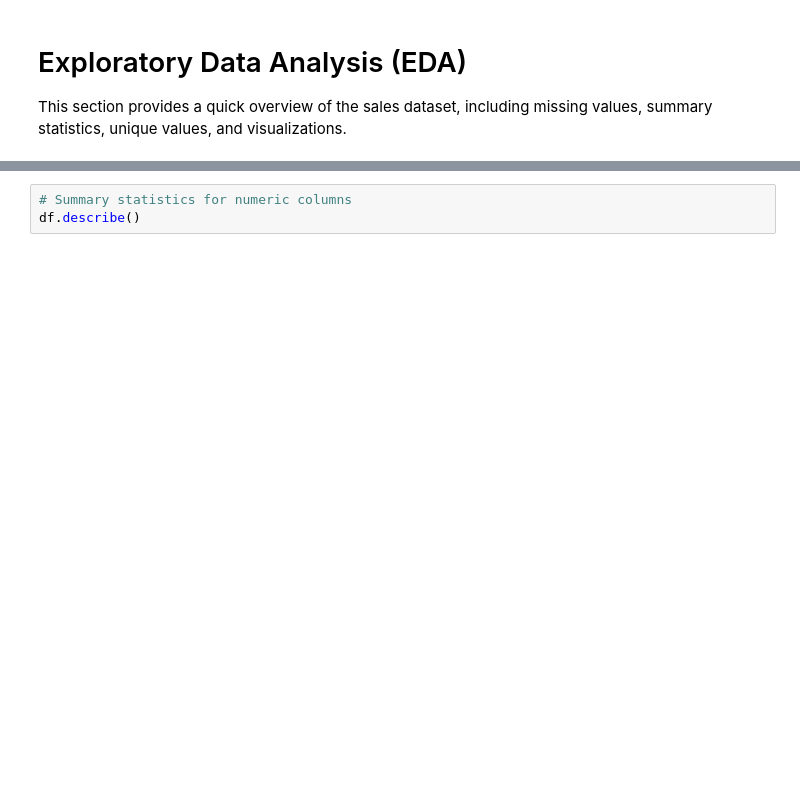
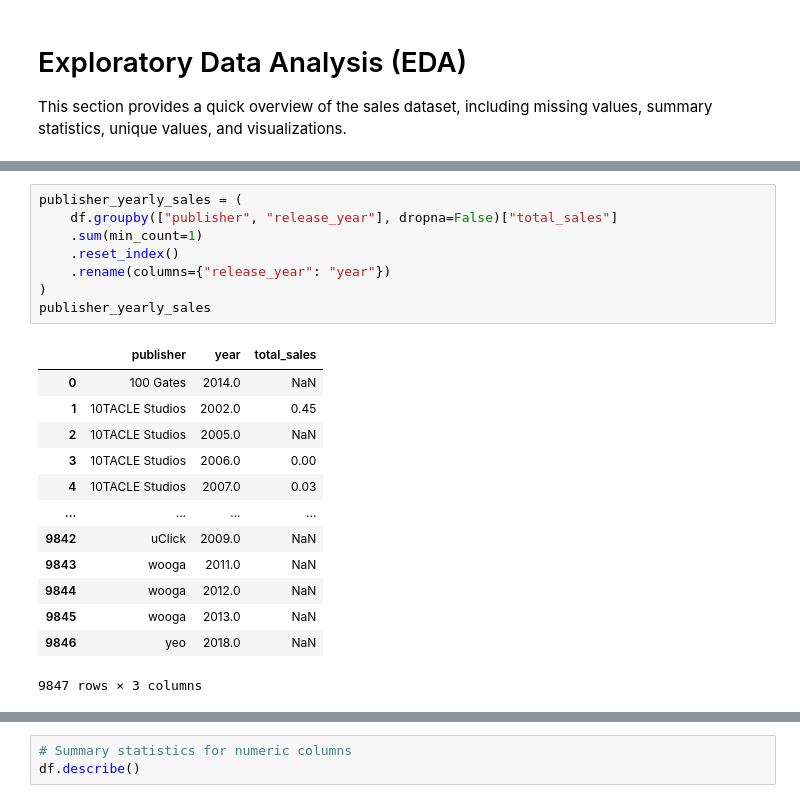
Before and after one commit to Richard-X46/data-processing-project-sales, a Jupyter notebook: eda.ipynb, the cells around one changed output, grey strips where cells are left out. Drawn from its saved outputs; the diff is of its cells as text; blank space fills up the shorter version.

```diff
--- a/eda.ipynb
+++ b/eda.ipynb
@@ -42,6 +73,28 @@ df.groupby("release_year")["total_sales"].sum()
 years_to_remove = [1977,2018]
 # filtering years from release date
 df = df[(df["release_year"] >= 1977) & (df["release_year"] <= 2018)]
+# %%
+publisher_yearly_sales = (
+    df.groupby(["publisher", "release_year"], dropna=False)["total_sales"]
+    .sum(min_count=1)
+    .reset_index()
+    .rename(columns={"release_year": "year"})
+)
+publisher_yearly_sales
+# %% [output]
+|  | publisher | year | total_sales |
+| 0 | 100 Gates | 2014.0 | NaN |
+| 1 | 10TACLE Studios | 2002.0 | 0.45 |
+| 2 | 10TACLE Studios | 2005.0 | NaN |
+| 3 | 10TACLE Studios | 2006.0 | 0.00 |
+| 4 | 10TACLE Studios | 2007.0 | 0.03 |
+| ... | ... | ... | ... |
+| 9842 | uClick | 2009.0 | NaN |
+| 9843 | wooga | 2011.0 | NaN |
+| 9844 | wooga | 2012.0 | NaN |
+| 9845 | wooga | 2013.0 | NaN |
+| 9846 | yeo | 2018.0 | NaN |
+9847 rows × 3 columns
 # %%
 df["release_date"]
 # %% [output]
```
Also changed, not shown: parts of 6 cells of this notebook.
